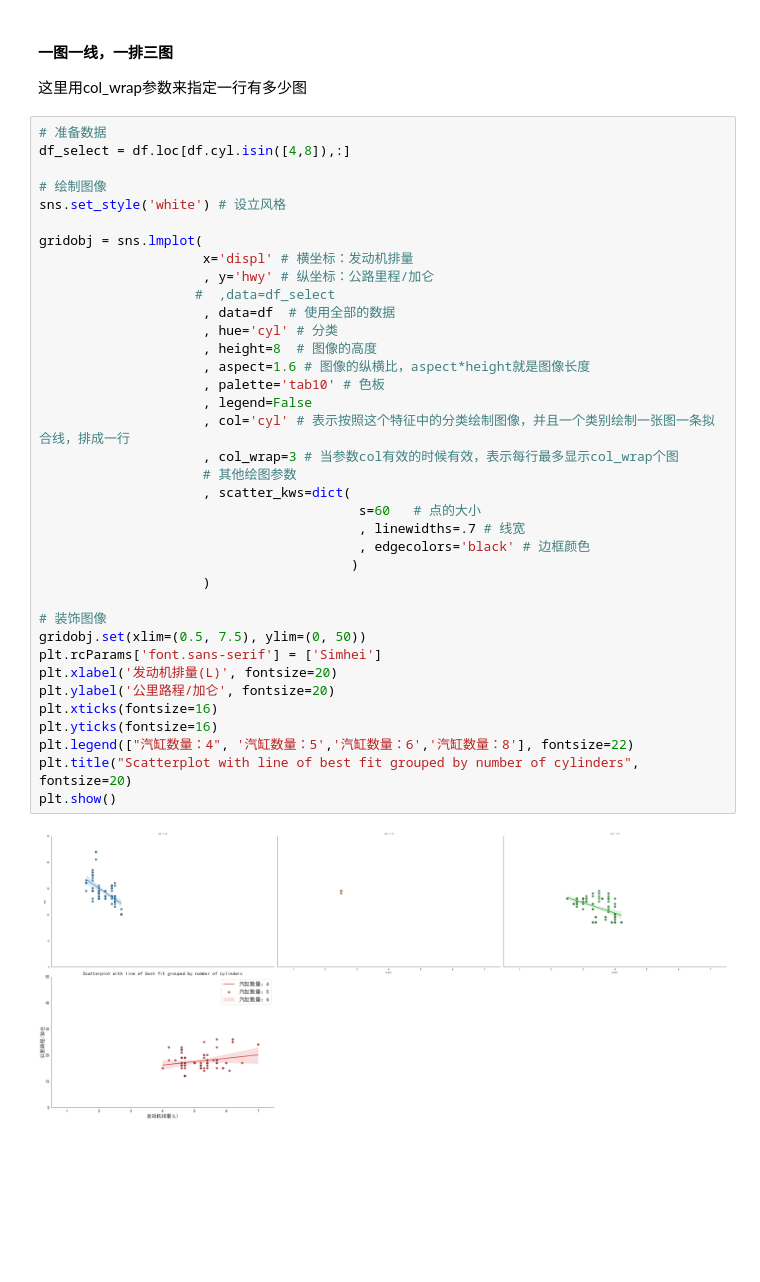
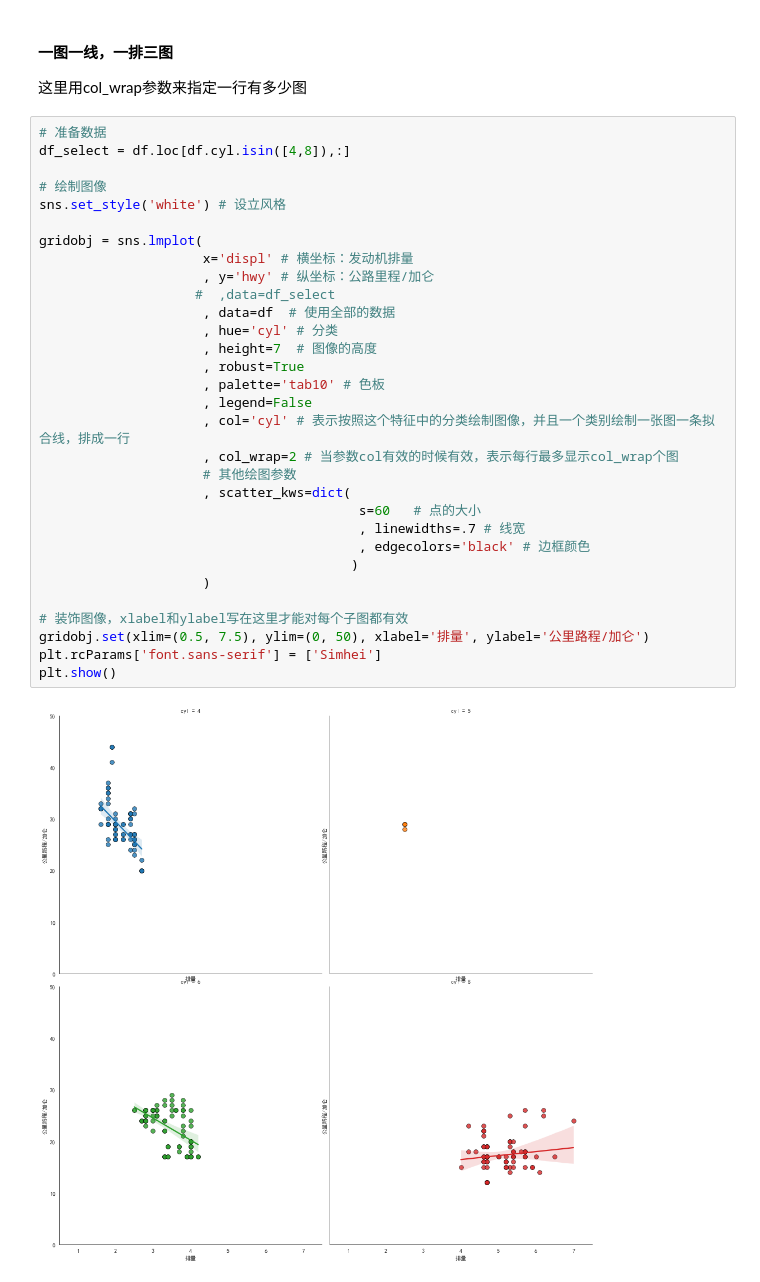
Before and after one commit to protea-ban/top-50-matplotlib-visualizations, a Jupyter notebook: 03_correlation_最佳拟合图.ipynb, the cells around one changed output. Drawn from its saved outputs; the diff is of its cells as text; blank space fills up the shorter version.

```diff
--- a/03_correlation_最佳拟合图.ipynb
+++ b/03_correlation_最佳拟合图.ipynb
@@ -246,39 +233,33 @@ plt.show()
 # %%
 # 准备数据
 df_select = df.loc[df.cyl.isin([4,8]),:]
 
 # 绘制图像
 sns.set_style('white') # 设立风格
 
 gridobj = sns.lmplot(
                      x='displ' # 横坐标：发动机排量
                      , y='hwy' # 纵坐标：公路里程/加仑
                     #  ,data=df_select
                      , data=df  # 使用全部的数据
                      , hue='cyl' # 分类
-                     , height=8  # 图像的高度
-                     , aspect=1.6 # 图像的纵横比，aspect*height就是图像长度
+                     , height=7  # 图像的高度
+                     , robust=True
                      , palette='tab10' # 色板
                      , legend=False
                      , col='cyl' # 表示按照这个特征中的分类绘制图像，并且一个类别绘制一张图一条拟合线，排成一行
-                     , col_wrap=3 # 当参数col有效的时候有效，表示每行最多显示col_wrap个图
+                     , col_wrap=2 # 当参数col有效的时候有效，表示每行最多显示col_wrap个图
                      # 其他绘图参数
                      , scatter_kws=dict(
                                          s=60   # 点的大小
                                          , linewidths=.7 # 线宽
                                          , edgecolors='black' # 边框颜色
                                         )
                      )
 
-# 装饰图像
-gridobj.set(xlim=(0.5, 7.5), ylim=(0, 50))
+# 装饰图像，xlabel和ylabel写在这里才能对每个子图都有效
+gridobj.set(xlim=(0.5, 7.5), ylim=(0, 50), xlabel='排量', ylabel='公里路程/加仑')
 plt.rcParams['font.sans-serif'] = ['Simhei']
-plt.xlabel('发动机排量(L)', fontsize=20)
-plt.ylabel('公里路程/加仑', fontsize=20)
-plt.xticks(fontsize=16)
-plt.yticks(fontsize=16)
-plt.legend(["汽缸数量：4", '汽缸数量：5','汽缸数量：6','汽缸数量：8'], fontsize=22)
-plt.title("Scatterplot with line of best fit grouped by number of cylinders", fontsize=20)
 plt.show()
 # %% [output]
-[figure, old version]
+[figure, new version]
```
Also changed, not shown: parts of 2 cells of this notebook.
